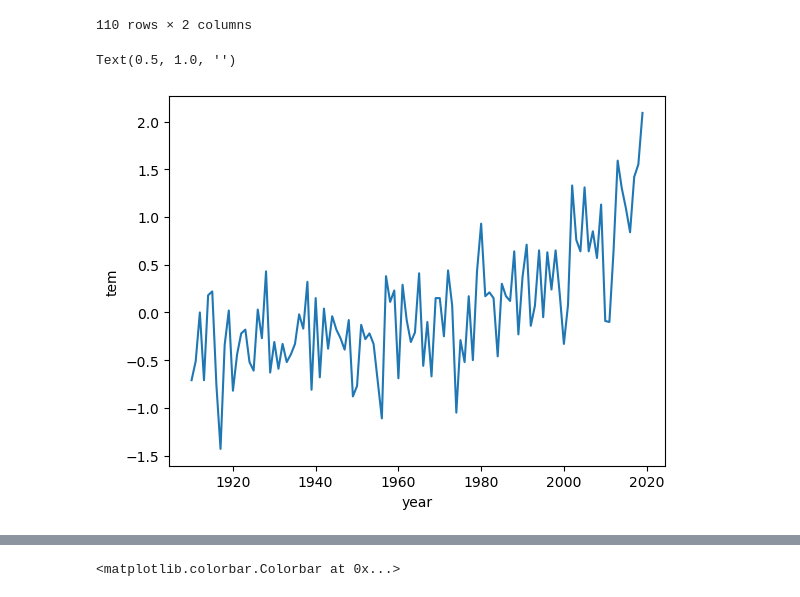
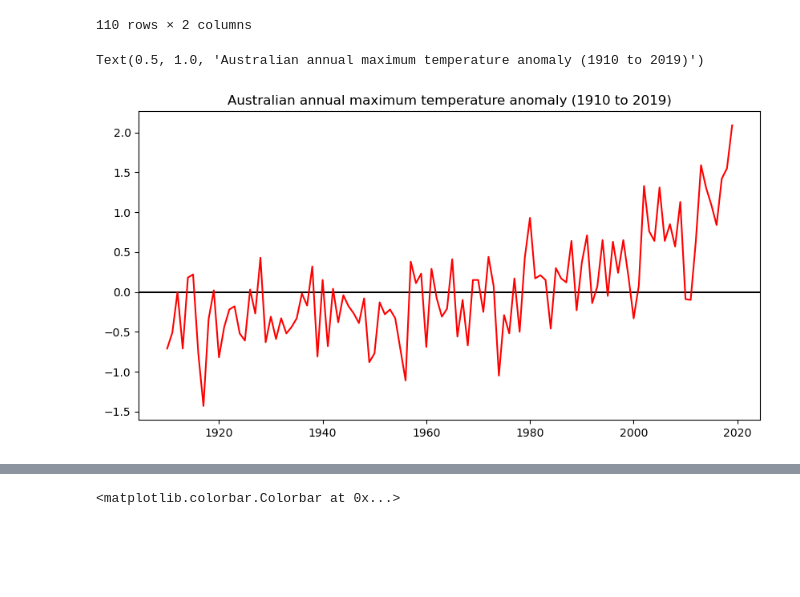
Before and after one commit to lun55/GIS_Learn, a Jupyter notebook: Jupyter/作业/aus.ipynb, the cells around one changed output, grey strips where cells are left out. Drawn from its saved outputs; the diff is of its cells as text; code cells hidden in the pictures; blank space fills up the shorter version.

```diff
--- a/Jupyter/作业/aus.ipynb
+++ b/Jupyter/作业/aus.ipynb
@@ -170,13 +221,16 @@ tem_data
 | 109 | 2019 | 2.09 |
 110 rows × 2 columns
 # %%
-plt.plot(tem_data[0],tem_data[1])
-plt.xlabel('year')
-plt.ylabel('tem')
-plt.title('')
+plt.figure(figsize=[10,5])
+plt.axhline(0,color='black')
+plt.plot(tem_data[0],tem_data[1],color='red')
+# plt.xlabel('year')
+# plt.ylabel('tem')
+
+plt.title('Australian annual maximum temperature anomaly (1910 to 2019)')
 # %% [output]
-Text(0.5, 1.0, '')
+Text(0.5, 1.0, 'Australian annual maximum temperature anomaly (1910 to 2019)')
-[figure, old version]
+[figure, new version]
 # %%
 img8 = gdal.Open(r"D:\GISData\Australia\N2019_8.tif")
 img8_d = img8.ReadAsArray()
```
Also changed, not shown: parts of 12 cells of this notebook.
